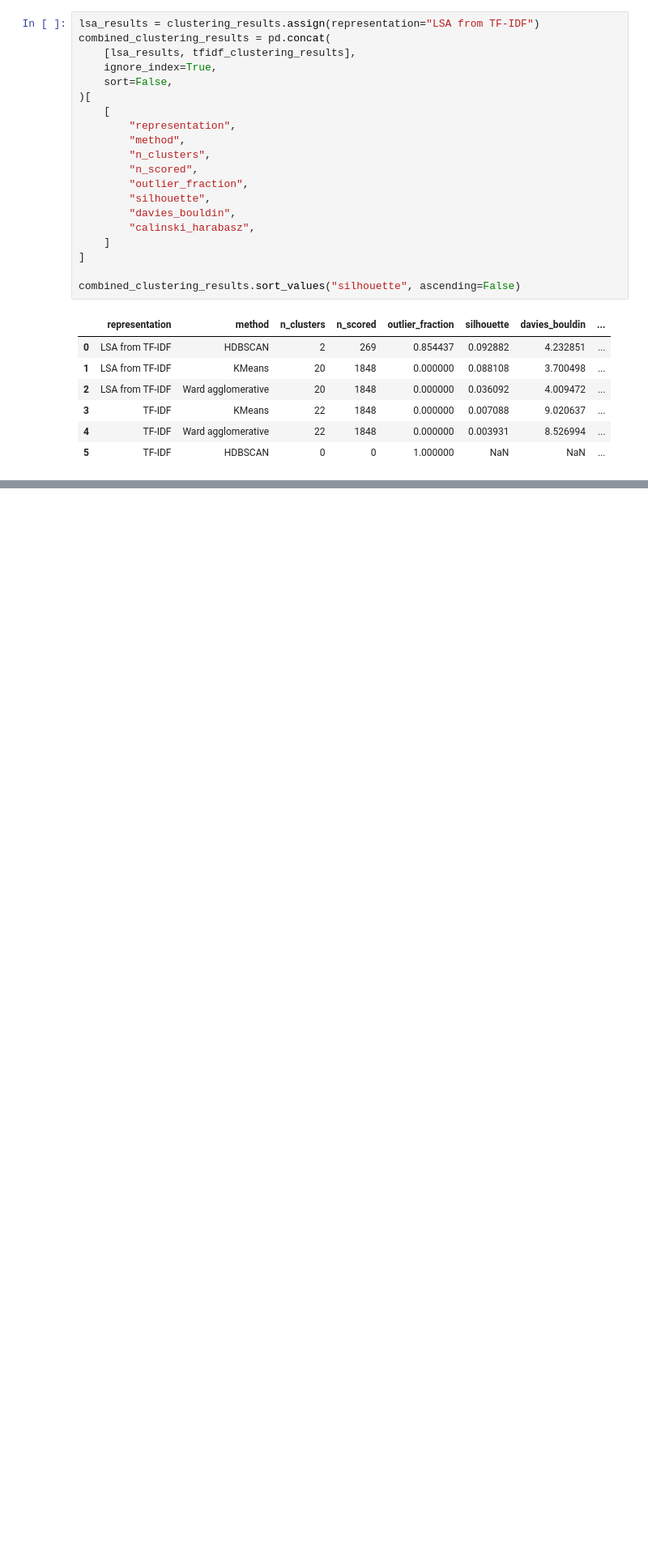
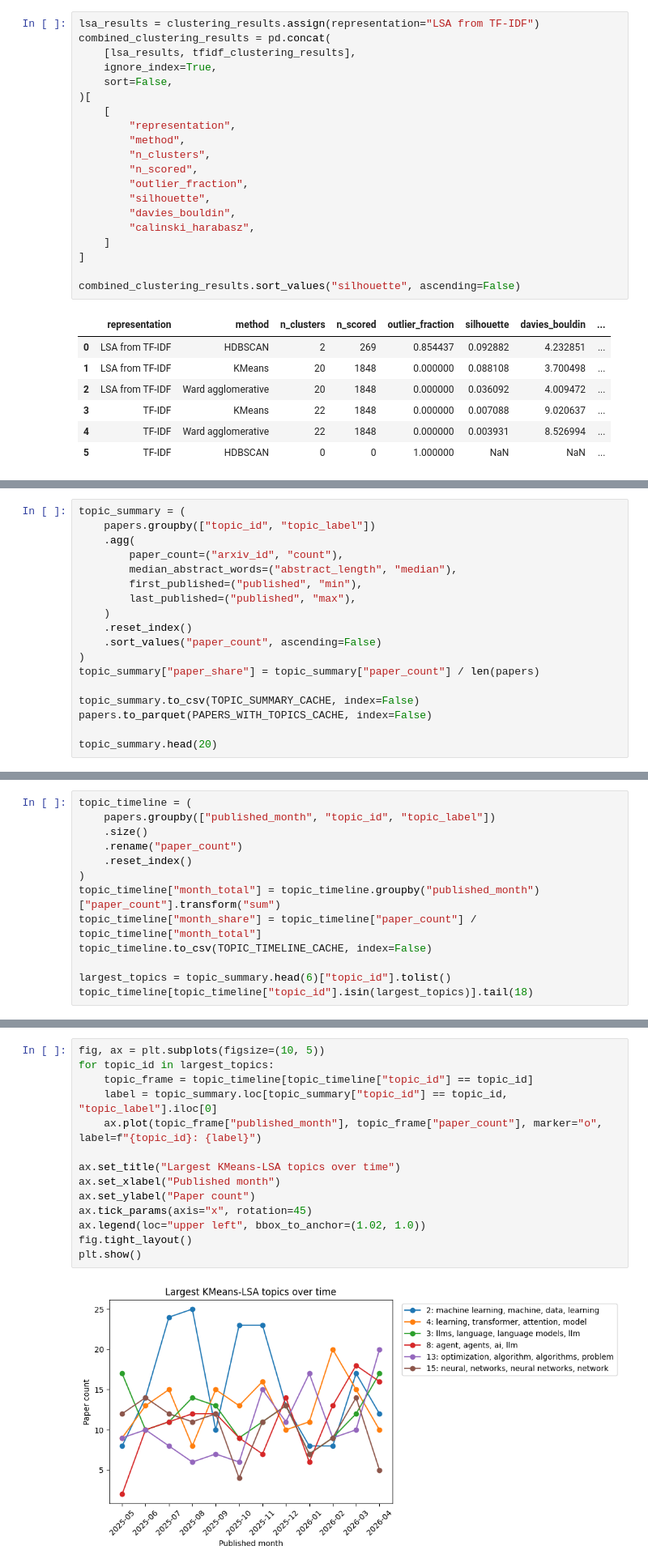
Before and after one commit to dobosipeter/usml_homework, a Jupyter notebook: arxiv_topics.ipynb, the cells around one changed output, grey strips where cells are left out. Shown at 81% size. Drawn from its saved outputs; the diff is of its cells as text; blank space fills up the shorter version.

Commit message:
keyword labels, topics

```diff
--- a/arxiv_topics.ipynb
+++ b/arxiv_topics.ipynb
@@ -612,0 +715,18 @@ combined_clustering_results.sort_values("silhouette", ascending=False)
+# %%
+topic_summary = (
+    papers.groupby(["topic_id", "topic_label"])
+    .agg(
+        paper_count=("arxiv_id", "count"),
+        median_abstract_words=("abstract_length", "median"),
+        first_published=("published", "min"),
+        last_published=("published", "max"),
+    )
+    .reset_index()
+    .sort_values("paper_count", ascending=False)
+)
+topic_summary["paper_share"] = topic_summary["paper_count"] / len(papers)
+
+topic_summary.to_csv(TOPIC_SUMMARY_CACHE, index=False)
+papers.to_parquet(PAPERS_WITH_TOPICS_CACHE, index=False)
+
+topic_summary.head(20)
@@ -612,0 +751,13 @@ combined_clustering_results.sort_values("silhouette", ascending=False)
+# %%
+topic_timeline = (
+    papers.groupby(["published_month", "topic_id", "topic_label"])
+    .size()
+    .rename("paper_count")
+    .reset_index()
+)
+topic_timeline["month_total"] = topic_timeline.groupby("published_month")["paper_count"].transform("sum")
+topic_timeline["month_share"] = topic_timeline["paper_count"] / topic_timeline["month_total"]
+topic_timeline.to_csv(TOPIC_TIMELINE_CACHE, index=False)
+
+largest_topics = topic_summary.head(6)["topic_id"].tolist()
+topic_timeline[topic_timeline["topic_id"].isin(largest_topics)].tail(18)
@@ -612,0 +782,16 @@ combined_clustering_results.sort_values("silhouette", ascending=False)
+# %%
+fig, ax = plt.subplots(figsize=(10, 5))
+for topic_id in largest_topics:
+    topic_frame = topic_timeline[topic_timeline["topic_id"] == topic_id]
+    label = topic_summary.loc[topic_summary["topic_id"] == topic_id, "topic_label"].iloc[0]
+    ax.plot(topic_frame["published_month"], topic_frame["paper_count"], marker="o", label=f"{topic_id}: {label}")
+
+ax.set_title("Largest KMeans-LSA topics over time")
+ax.set_xlabel("Published month")
+ax.set_ylabel("Paper count")
+ax.tick_params(axis="x", rotation=45)
+ax.legend(loc="upper left", bbox_to_anchor=(1.02, 1.0))
+fig.tight_layout()
+plt.show()
+# %% [output]
+[figure, added]
```
Also changed, not shown: parts of 7 cells of this notebook.
